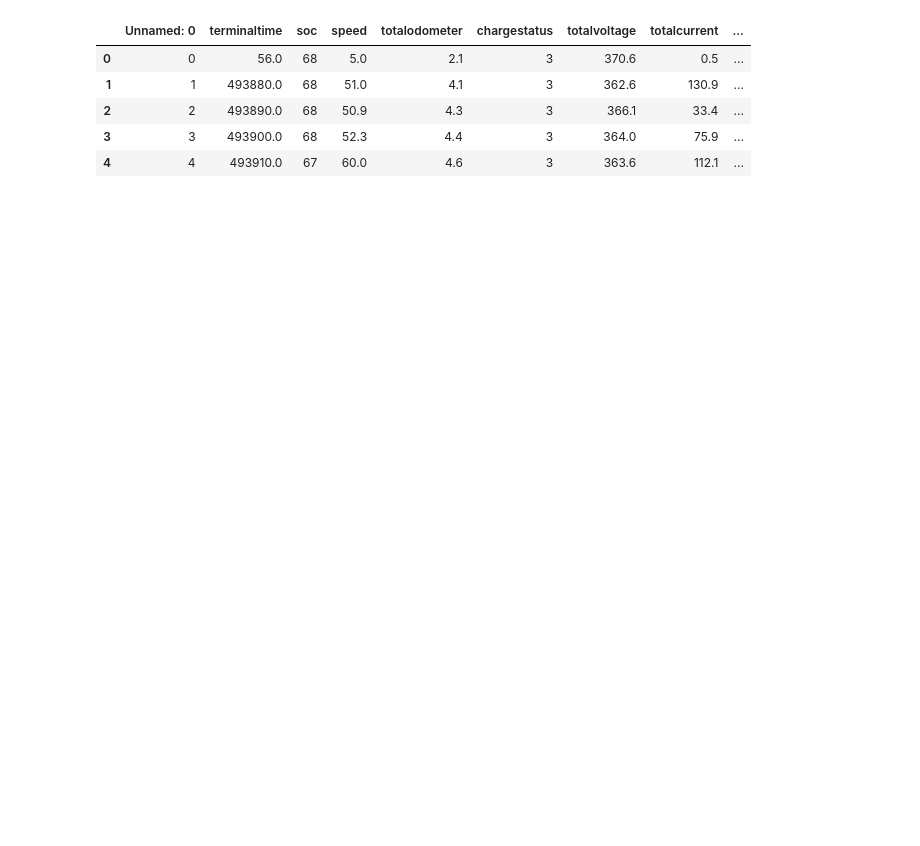
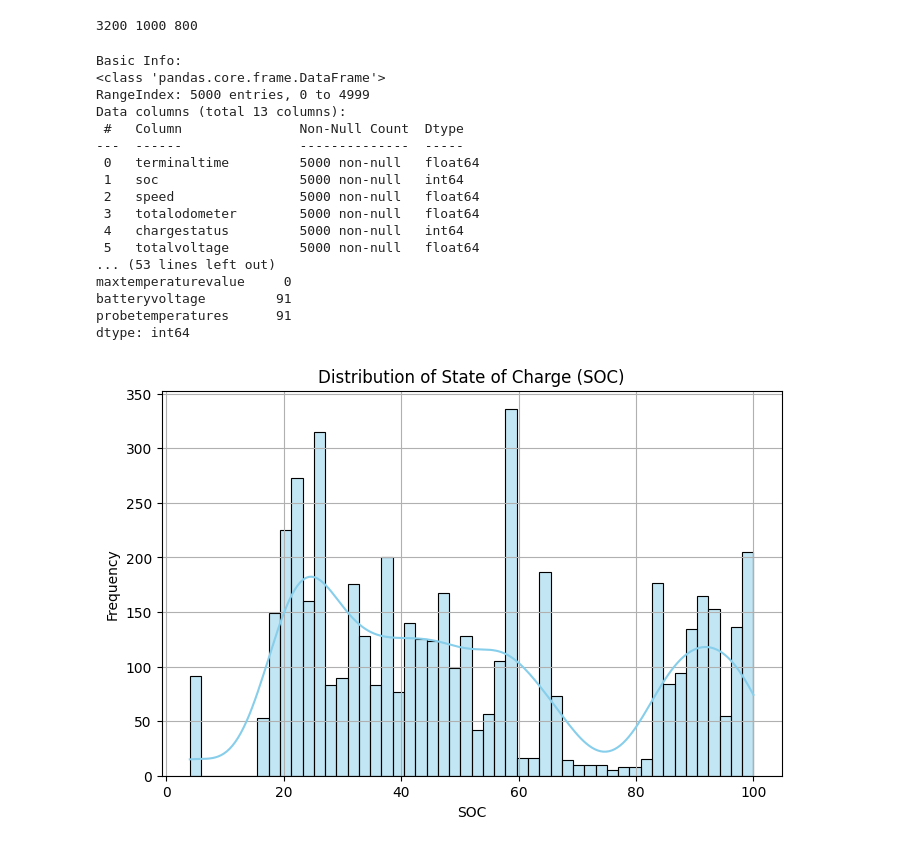
Before and after one commit to SomeZarz/fyp_spring, a Jupyter notebook: src/main.ipynb, the cells around one changed output. Saved outputs shown, nothing was run; the diff lists cells and outputs as text; code cells hidden in the pictures; blank space fills up the shorter version.

```diff
--- a/src/main.ipynb
+++ b/src/main.ipynb
@@ -3,12 +0,0 @@ import pandas as pd
-# %%
-paths = ['/code/data/sample_data_5k.csv']
-
-data_5k = pd.read_csv(paths[0])
-data_5k.head()
-# %% [output]
-|  | Unnamed: 0 | terminaltime | soc | speed | totalodometer | chargestatus | totalvoltage | totalcurrent | ... |
-| 0 | 0 | 56.0 | 68 | 5.0 | 2.1 | 3 | 370.6 | 0.5 | ... |
-| 1 | 1 | 493880.0 | 68 | 51.0 | 4.1 | 3 | 362.6 | 130.9 | ... |
-| 2 | 2 | 493890.0 | 68 | 50.9 | 4.3 | 3 | 366.1 | 33.4 | ... |
-| 3 | 3 | 493900.0 | 68 | 52.3 | 4.4 | 3 | 364.0 | 75.9 | ... |
-| 4 | 4 | 493910.0 | 67 | 60.0 | 4.6 | 3 | 363.6 | 112.1 | ... |
@@ -14,0 +4,30 @@ data_5k.head()
+# %%
+paths = ['/code/data/sample_data_5k.csv']
+
+split = [80, 20, 20]
+data_5k = epp.read_file(paths[0], mode=0)
+train_data, test_data, val_data = epp.dataset_split(data_5k, split)
+print(len(train_data), len(test_data), len(val_data))
+# %% [output]
+3200 1000 800
+# %%
+eda.info(data_5k)
+# %% [output]
+Basic Info:
+<class 'pandas.core.frame.DataFrame'>
+RangeIndex: 5000 entries, 0 to 4999
+Data columns (total 13 columns):
+ #   Column               Non-Null Count  Dtype
+---  ------               --------------  -----
+ 0   terminaltime         5000 non-null   float64
+ 1   soc                  5000 non-null   int64
+ 2   speed                5000 non-null   float64
+ 3   totalodometer        5000 non-null   float64
+ 4   chargestatus         5000 non-null   int64
+ 5   totalvoltage         5000 non-null   float64
+... (53 lines left out)
+maxtemperaturevalue     0
+batteryvoltage         91
+probetemperatures      91
+dtype: int64
+[figure, added]
```
Also changed, not shown: parts of 6 cells of this notebook, 8 other files.
